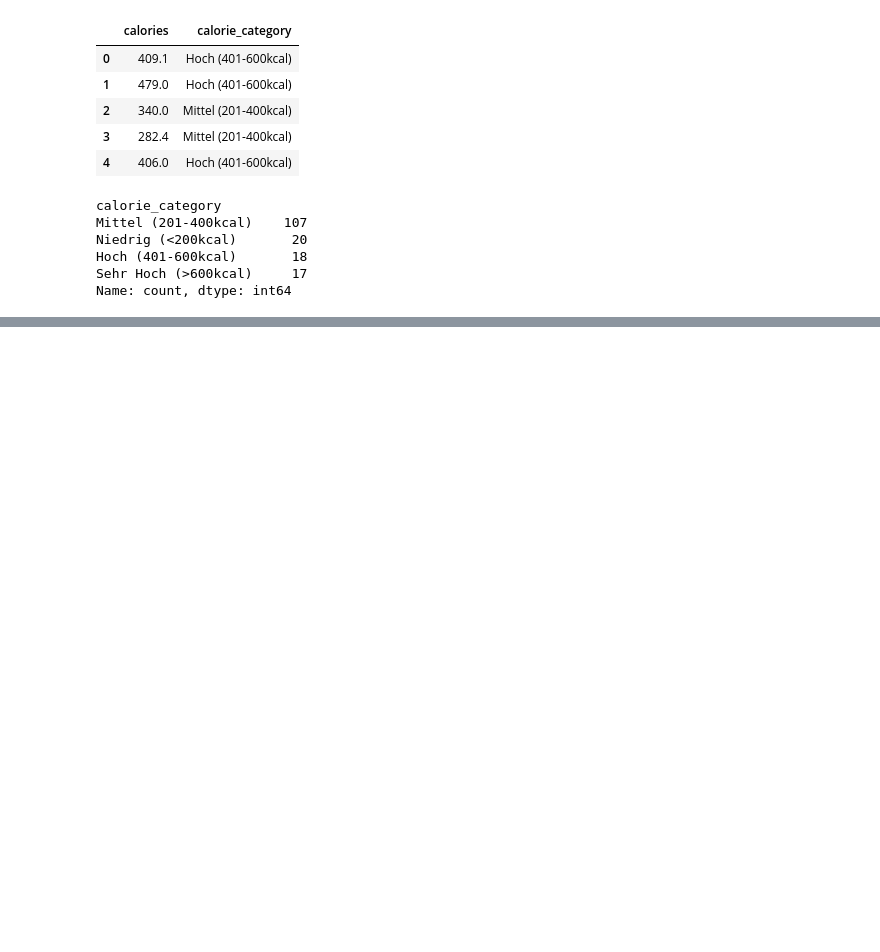
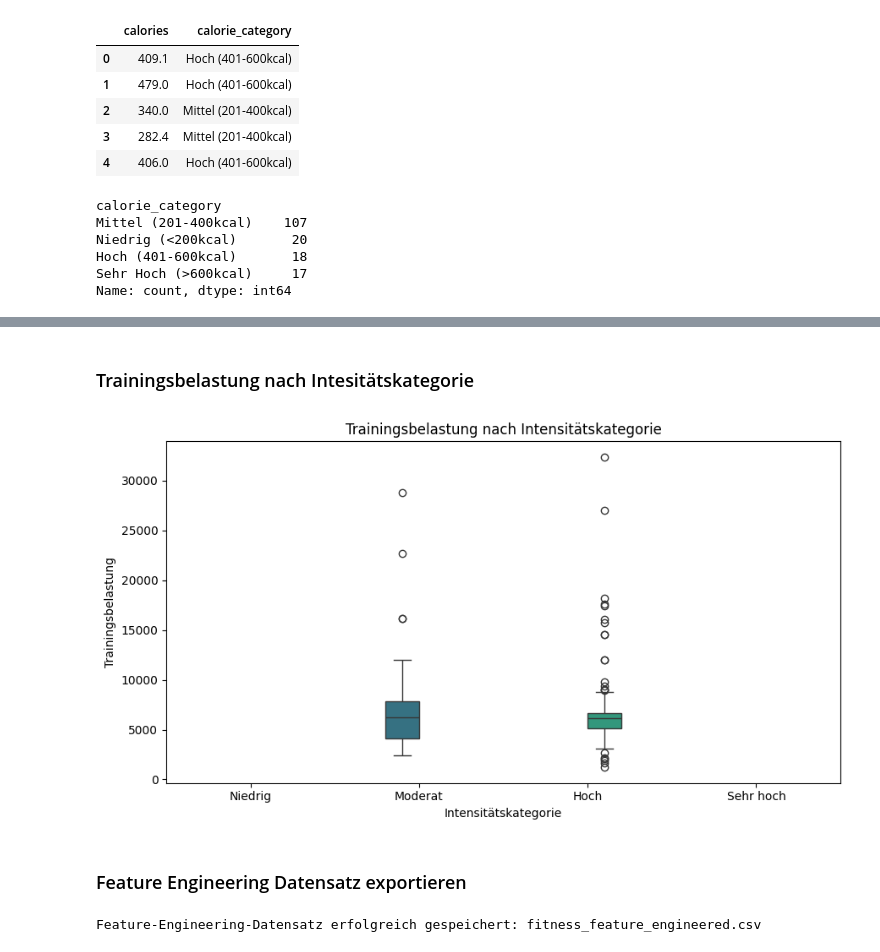
Before and after one commit to MarkDetki/Fitness-exercise, a Jupyter notebook: notebooks/feature engineering/feature engineering.ipynb, the cells around one changed output, grey strips where cells are left out. Drawn from its saved outputs; the diff is of its cells as text; code cells hidden in the pictures; blank space fills up the shorter version.

```diff
--- a/notebooks/feature engineering/feature engineering.ipynb
+++ b/notebooks/feature engineering/feature engineering.ipynb
@@ -181,0 +346,38 @@ Name: count, dtype: int64
+# %% [markdown]
+### Trainingsbelastung nach Intesitätskategorie
+# %%
+plt.figure(figsize=(9, 5))
+
+sns.boxplot(
+    data=df,
+    x="intensity_category",
+    y="training_load",
+    hue="intensity_category",
+    palette="viridis",
+    legend=False,
+    order=["Niedrig", "Moderat", "Hoch", "Sehr hoch"]
+)
+
+plt.title("Trainingsbelastung nach Intensitätskategorie")
+plt.xlabel("Intensitätskategorie")
+plt.ylabel("Trainingsbelastung")
+plt.tight_layout()
+plt.show()
+# %% [output]
+[figure, added]
+# %% [markdown]
+### Feature Engineering Datensatz exportieren
+# %%
+feature_engineered_df = df.copy()
+
+feature_engineered_df.to_csv(
+    "fitness_feature_engineered.csv",
+    index=False
+)
+
+print(
+    "Feature-Engineering-Datensatz erfolgreich gespeichert: "
+    "fitness_feature_engineered.csv"
+)
+# %% [output]
+Feature-Engineering-Datensatz erfolgreich gespeichert: fitness_feature_engineered.csv
```
Also changed, not shown: parts of 14 cells of this notebook, 1 other file.
